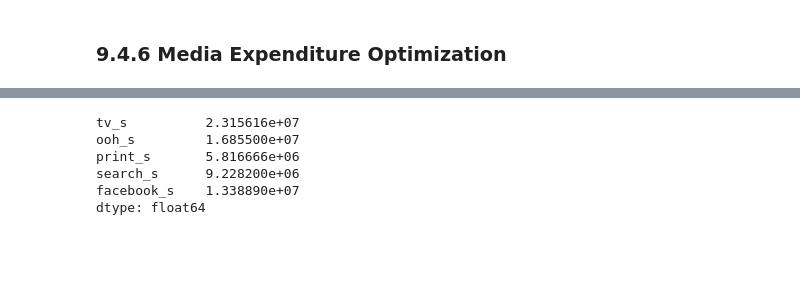
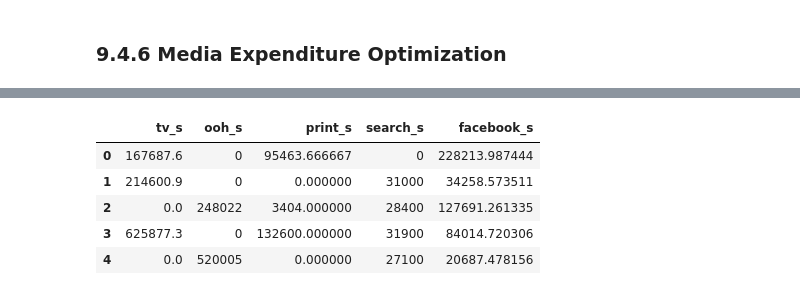
Before and after one commit to phillip1029/marketing-analytics-with-python, a Jupyter notebook: chapter_9.ipynb, the cells around one changed output, grey strips where cells are left out. Cells and saved outputs as stored; diff of their text form; code cells hidden in the pictures; blank space fills up the shorter version.

```diff
--- a/chapter_9.ipynb
+++ b/chapter_9.ipynb
@@ -726,13 +432,13 @@ ExpectileGAM(callbacks=[Deviance(), Diffs()], expectile=0.75,
 # %%
 spend = data[media_spend_list].copy()
-spend.sum()
+spend.head()
 # %% [output]
-tv_s          2.315616e+07
-ooh_s         1.685500e+07
-print_s       5.816666e+06
-search_s      9.228200e+06
-facebook_s    1.338890e+07
-dtype: float64
+|  | tv_s | ooh_s | print_s | search_s | facebook_s |
+| 0 | 167687.6 | 0 | 95463.666667 | 0 | 228213.987444 |
+| 1 | 214600.9 | 0 | 0.000000 | 31000 | 34258.573511 |
+| 2 | 0.0 | 248022 | 3404.000000 | 28400 | 127691.261335 |
+| 3 | 625877.3 | 0 | 132600.000000 | 31900 | 84014.720306 |
+| 4 | 0.0 | 520005 | 0.000000 | 27100 | 20687.478156 |
 # %%
 from scipy.optimize import minimize
 
```
Also changed, not shown: parts of 66 cells of this notebook, 1 other file.
